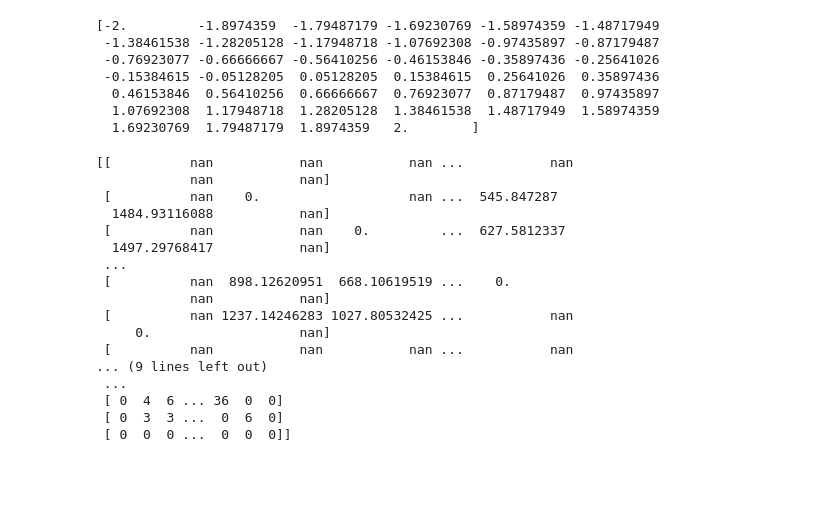
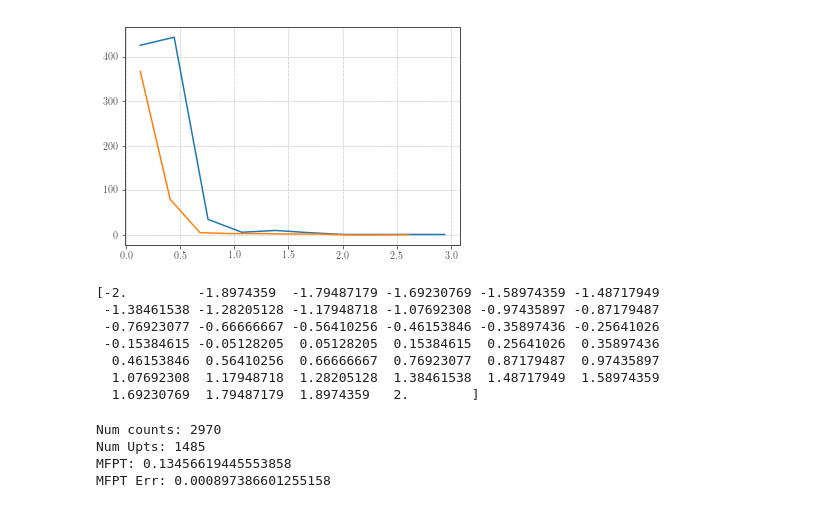
Before and after one commit to fbruenig/dmrt, a Jupyter notebook: tutorials/pydmrt_tutorial.ipynb, the cells around one changed output. Cells and saved outputs as stored; diff of their text form; code cells hidden in the pictures; blank space fills up the shorter version.

```diff
--- a/tutorials/pydmrt_tutorial.ipynb
+++ b/tutorials/pydmrt_tutorial.ipynb
@@ -10,2 +46,10 @@ import pylange
+# %%
+hist, bins = np.histogram(fptDist[i1][i2])
+plt.plot(bins[:-1],hist)
+hist, bins = np.histogram(tptDist[i1][i2])
+plt.plot(bins[:-1],hist)
+plt.show()
+# %% [output]
+[figure, added]
 # %%
 difft = diffTools.DiffTools()
@@ -21,24 +65,14 @@ print(radii)
   1.07692308  1.17948718  1.28205128  1.38461538  1.48717949  1.58974359
   1.69230769  1.79487179  1.8974359   2.        ]
 # %%
-dists,tms,cts,upts = difft.compute(inp[:,:2], mode='mfptcross',radii=radii,verb=True)
-print(tms,cts,upts)
+dists,tms,cts,errs,upts, = difft.compute(inp[:,:2], mode='mfptcross',radii=radii,verb=True)
+print("Num counts:",cts[i1][i2])
+print("Num Upts:",upts[i1][i2])
+print("MFPT:",tms[i1][i2])
+print("MFPT Err:",errs[i1][i2])
 # %% [output]
-[[          nan           nan           nan ...           nan
-            nan           nan]
- [          nan    0.                   nan ...  545.847287
-  1484.93116088           nan]
- [          nan           nan    0.         ...  627.5812337
-  1497.29768417           nan]
- ...
- [          nan  898.12620951  668.10619519 ...    0.
-            nan           nan]
- [          nan 1237.14246283 1027.80532425 ...           nan
-     0.                   nan]
- [          nan           nan           nan ...           nan
-... (9 lines left out)
- ...
- [ 0  4  6 ... 36  0  0]
- [ 0  3  3 ...  0  6  0]
- [ 0  0  0 ...  0  0  0]]
+Num counts: 2970
+Num Upts: 1485
+MFPT: 0.13456619445553858
+MFPT Err: 0.000897386601255158
 # %%
```
Also changed, not shown: parts of 7 cells of this notebook, 6 other files.
